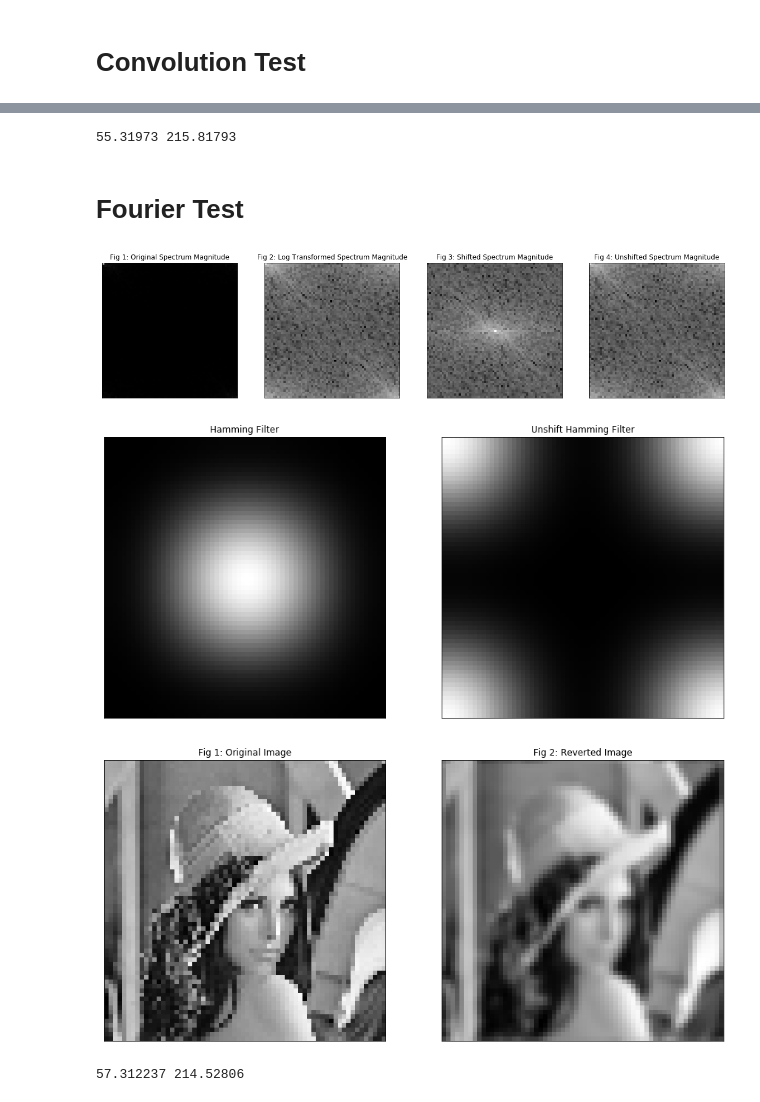
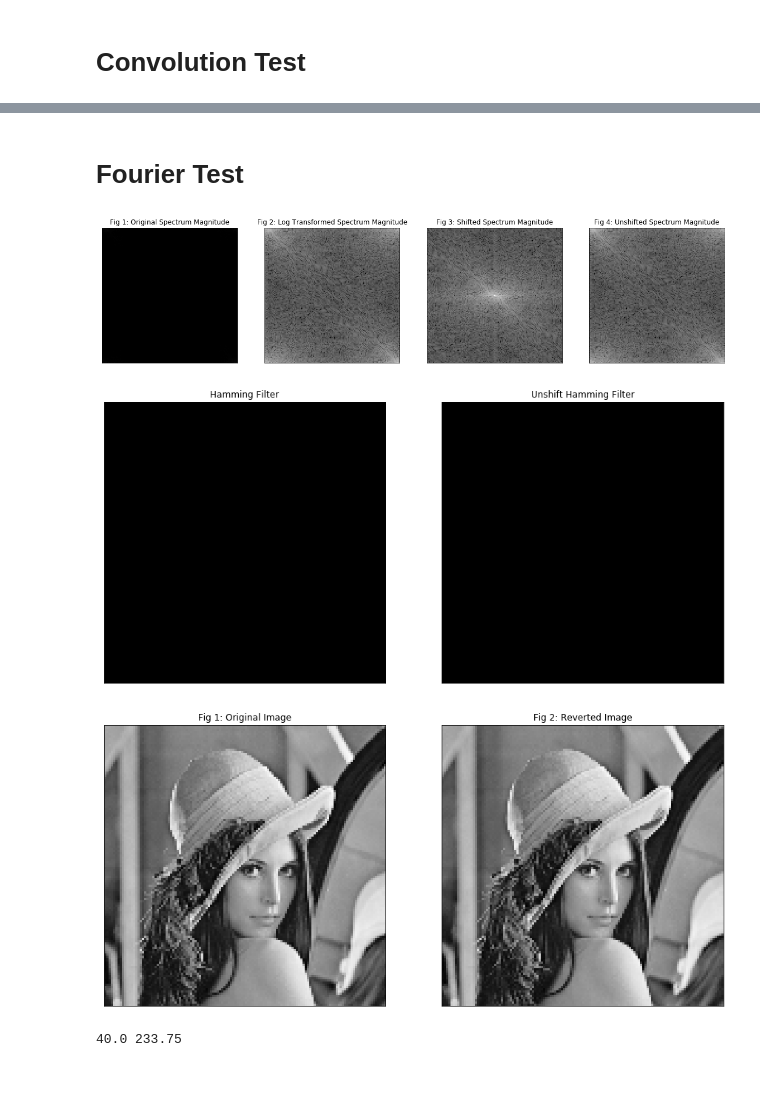
Before and after one commit to EricZimmermann/ECSE444-Filtering, a Jupyter notebook: prototyping/validation.ipynb, the cells around one changed output, grey strips where cells are left out. Saved outputs shown, nothing was run; the diff lists cells and outputs as text; code cells hidden in the pictures.

```diff
--- a/prototyping/validation.ipynb
+++ b/prototyping/validation.ipynb
@@ -13,8 +13,8 @@ import processing
 # %% [markdown]
 # Toggles
 # %%
-is_kernel = True
-is_conv = True
+is_kernel = False
+is_conv = False
 is_fft = True
 is_ct = True
 # %% [markdown]
@@ -38,7 +38,7 @@ def logTransform(spectrum):
 # %%
 if is_fft or is_conv or is_kernel:
     test_path = './test.png'
-    size = 64
+    size = 128
     img = obj.Image(test_path, size)
     print("Image size: ", img.data.shape)
     plt.rcParams["figure.figsize"] = (5,5)
@@ -139,7 +126,3 @@ if is_conv:
-# %%
-print(img_out.data.min(), img_out.data.max())
-# %% [output]
-55.31973 215.81793
 # %% [markdown]
 # Fourier Test
 # %%
@@ -172,22 +155,25 @@ if is_fft:
     plt.title("Fig 4: Unshifted Spectrum Magnitude"), plt.xticks([]), plt.yticks([])
     plt.show()
 # %% [output]
-[figure, old version]
+[figure, new version]
 # %%
 if is_fft:
     c_filter = obj.Hamming(size)
-    c_filter.generateFilter(3)
+    c_filter.generateFilter(0)
+
+    #sharpen
+    #c_filter.data = np.abs(c_filter.data - 1)
 
     shift_filter = processing.quickShift(c_filter.data)
 
     plt.rcParams["figure.figsize"] = (15,15)
     plt.subplot(121),plt.imshow(c_filter.data, cmap='gray')
     plt.title("Hamming Filter"), plt.xticks([]), plt.yticks([])
     plt.subplot(122),plt.imshow(shift_filter, cmap='gray')
     plt.title("Unshift Hamming Filter"), plt.xticks([]), plt.yticks([])
     plt.show()
 # %% [output]
-[figure, old version]
+[figure, new version]
 # %%
 if is_fft:
     c_filter.data = shift_filter
@@ -209,9 +195,8 @@ if is_fft:
     plt.subplot(122), plt.imshow(img_rev.data,  cmap='gray')
     plt.title("Fig 2: Reverted Image"), plt.xticks([]), plt.yticks([])
     plt.show()
+
+    print(img_rev.data.min(), img_rev.data.max())
 # %% [output]
-[figure, old version]
+[figure, new version]
+40.0 233.75
-# %%
-print(img_rev.data.min(), img_rev.data.max())
-# %% [output]
-57.312237 214.52806
```
Also changed, not shown: parts of 4 cells of this notebook, 1 other file.
